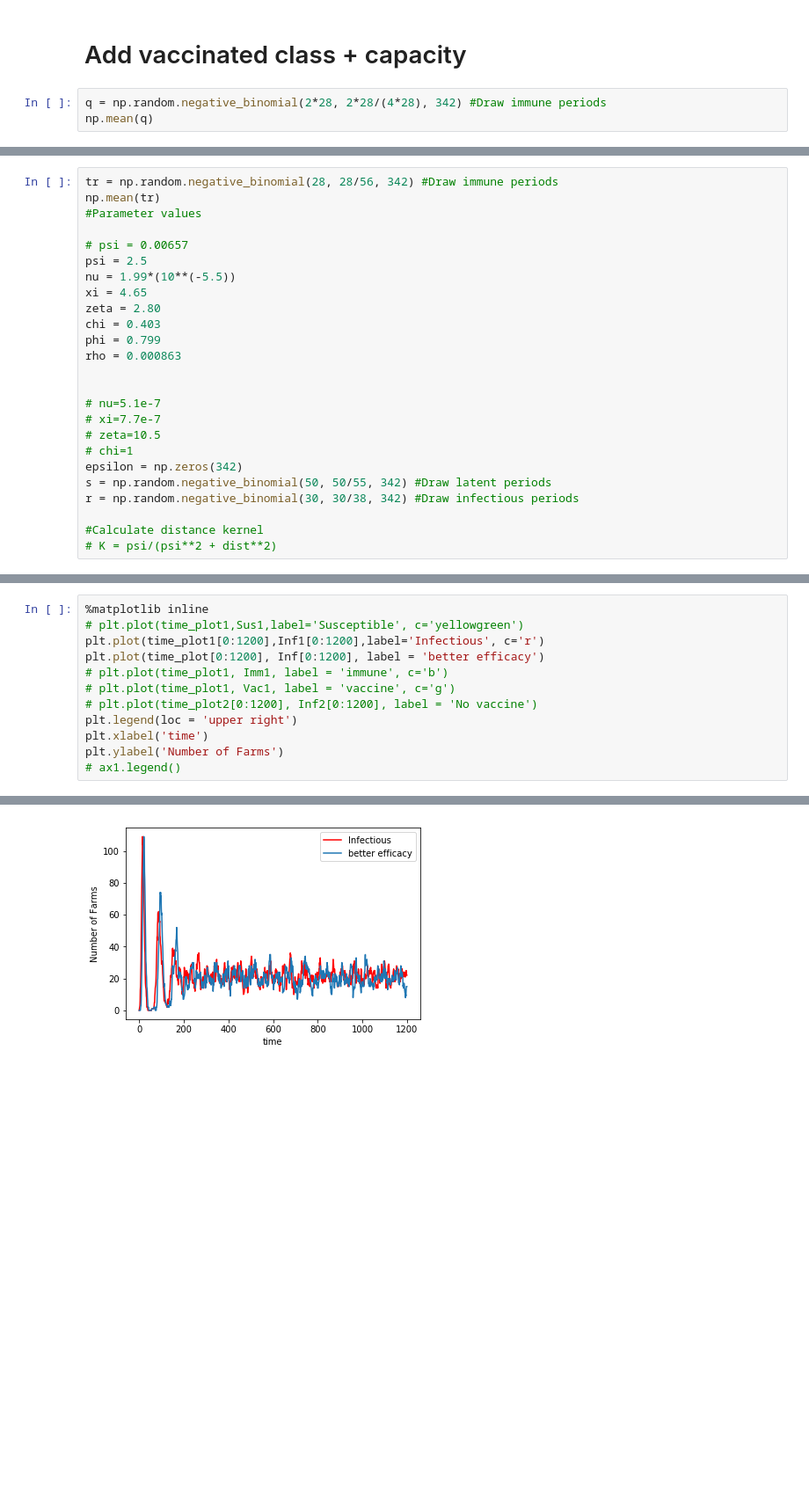
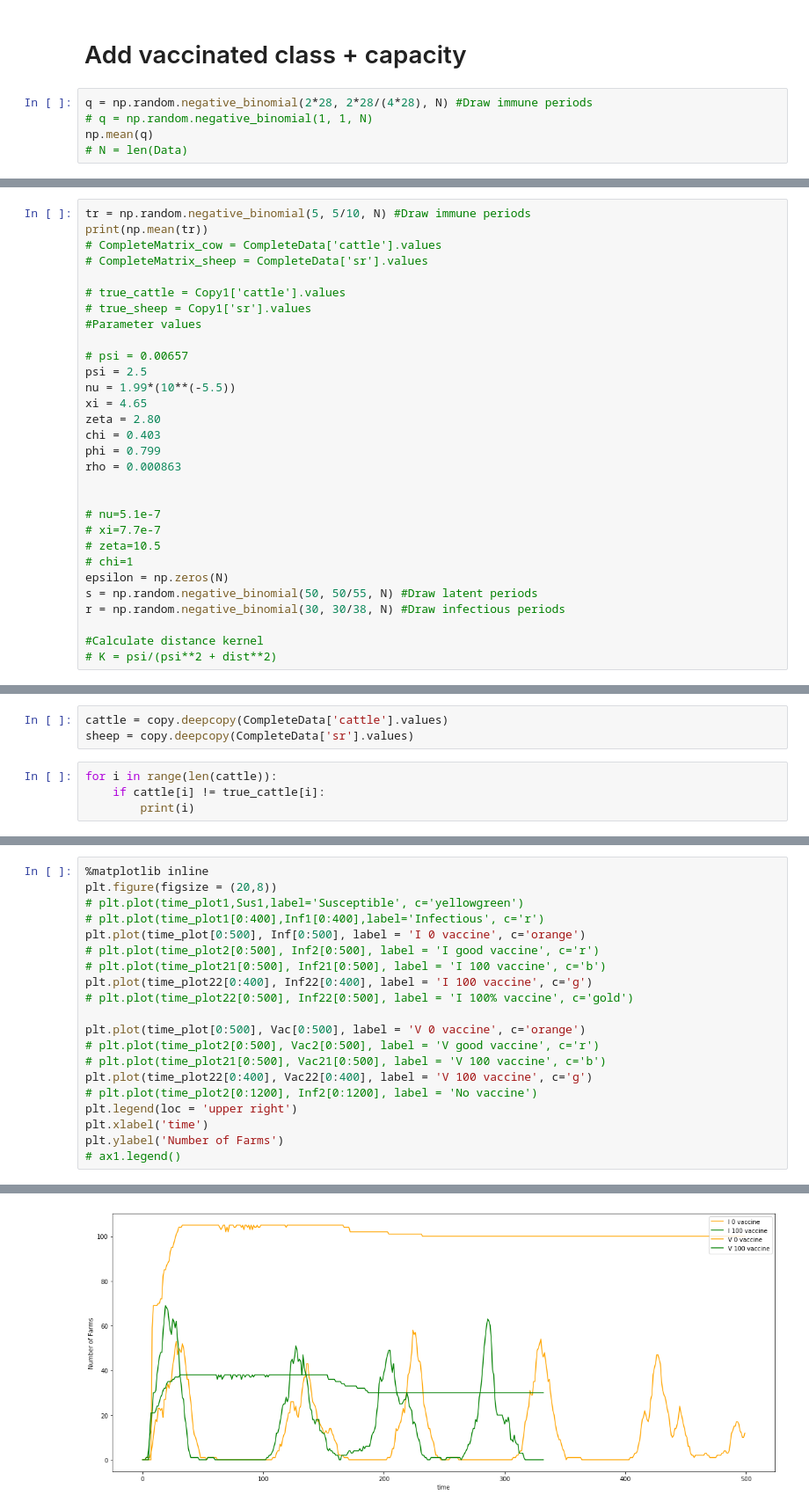
Before and after one commit to susiecant/FMD-RSG, a Jupyter notebook: KENYA_MODELS.ipynb, the cells around one changed output, grey strips where cells are left out. Shown at 88% size. Cells and saved outputs as stored; diff of their text form; blank space fills up the shorter version.

```diff
--- a/KENYA_MODELS.ipynb
+++ b/KENYA_MODELS.ipynb
@@ -989,6 +1123,8 @@ KeyboardInterrupt:
 # %% [markdown]
 # Add vaccinated class + capacity
 # %%
-q = np.random.negative_binomial(2*28, 2*28/(4*28), 342) #Draw immune periods
+q = np.random.negative_binomial(2*28, 2*28/(4*28), N) #Draw immune periods
+# q = np.random.negative_binomial(1, 1, N)
 np.mean(q)
+# N = len(Data)
 # %% [output]
@@ -996,6 +1132,11 @@ np.mean(q)
 # %%
-tr = np.random.negative_binomial(28, 28/56, 342) #Draw immune periods
-np.mean(tr)
+tr = np.random.negative_binomial(5, 5/10, N) #Draw immune periods
+print(np.mean(tr))
+# CompleteMatrix_cow = CompleteData['cattle'].values
+# CompleteMatrix_sheep = CompleteData['sr'].values
+
+# true_cattle = Copy1['cattle'].values
+# true_sheep = Copy1['sr'].values
 #Parameter values
 
 # psi = 0.00657
@@ -1012,9 +1153,9 @@ rho = 0.000863
 # xi=7.7e-7
 # zeta=10.5
 # chi=1
-epsilon = np.zeros(342)
-s = np.random.negative_binomial(50, 50/55, 342) #Draw latent periods
-r = np.random.negative_binomial(30, 30/38, 342) #Draw infectious periods
+epsilon = np.zeros(N)
+s = np.random.negative_binomial(50, 50/55, N) #Draw latent periods
+r = np.random.negative_binomial(30, 30/38, N) #Draw infectious periods
 
 #Calculate distance kernel
 # K = psi/(psi**2 + dist**2)
@@ -1025 +1164,8 @@ r = np.random.negative_binomial(30, 30/38, 342) #Draw infectious periods
+# %%
+cattle = copy.deepcopy(CompleteData['cattle'].values)
+sheep = copy.deepcopy(CompleteData['sr'].values)
+# %%
+for i in range(len(cattle)):
+    if cattle[i] != true_cattle[i]:
+        print(i)
 # %%
@@ -1383,16 +1617,24 @@ np.min(v)
 # %%
 %matplotlib inline
+plt.figure(figsize = (20,8))
 # plt.plot(time_plot1,Sus1,label='Susceptible', c='yellowgreen')
-plt.plot(time_plot1[0:1200],Inf1[0:1200],label='Infectious', c='r')
-plt.plot(time_plot[0:1200], Inf[0:1200], label = 'better efficacy')
-# plt.plot(time_plot1, Imm1, label = 'immune', c='b')
-# plt.plot(time_plot1, Vac1, label = 'vaccine', c='g')
+# plt.plot(time_plot1[0:400],Inf1[0:400],label='Infectious', c='r')
+plt.plot(time_plot[0:500], Inf[0:500], label = 'I 0 vaccine', c='orange')
+# plt.plot(time_plot2[0:500], Inf2[0:500], label = 'I good vaccine', c='r')
+# plt.plot(time_plot21[0:500], Inf21[0:500], label = 'I 100 vaccine', c='b')
+plt.plot(time_plot22[0:400], Inf22[0:400], label = 'I 100 vaccine', c='g')
+# plt.plot(time_plot22[0:500], Inf22[0:500], label = 'I 100% vaccine', c='gold')
+
+plt.plot(time_plot[0:500], Vac[0:500], label = 'V 0 vaccine', c='orange')
+# plt.plot(time_plot2[0:500], Vac2[0:500], label = 'V good vaccine', c='r')
+# plt.plot(time_plot21[0:500], Vac21[0:500], label = 'V 100 vaccine', c='b')
+plt.plot(time_plot22[0:400], Vac22[0:400], label = 'V 100 vaccine', c='g')
 # plt.plot(time_plot2[0:1200], Inf2[0:1200], label = 'No vaccine')
 plt.legend(loc = 'upper right')
 plt.xlabel('time')
 plt.ylabel('Number of Farms')
 # ax1.legend()
 # %% [output]
 Text(0,0.5,'Number of Farms')
-[figure, old version]
+[figure, new version]
 # %%
```
Also changed, not shown: parts of 38 cells of this notebook.
